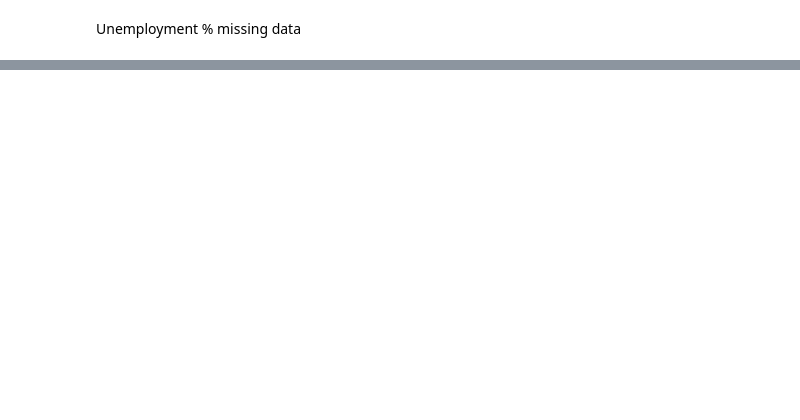
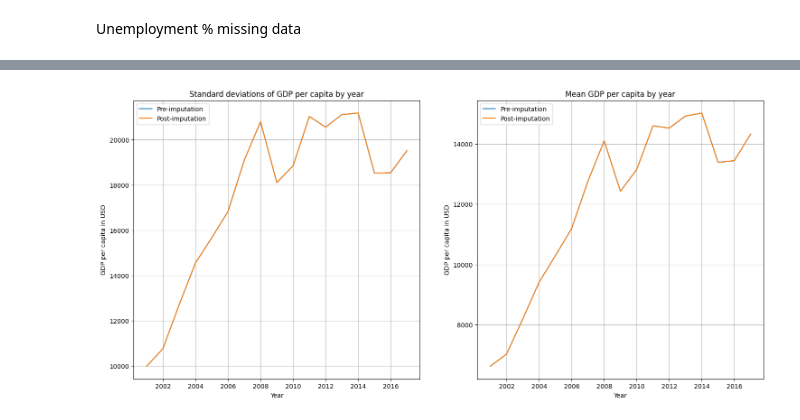
Before and after one commit to oliviareese/oliviareese.github.io, a Jupyter notebook: app.ipynb, the cells around one changed output, grey strips where cells are left out. Saved outputs shown, nothing was run; the diff lists cells and outputs as text; code cells hidden in the pictures; blank space fills up the shorter version.

```diff
--- a/app.ipynb
+++ b/app.ipynb
@@ -396,0 +390,11 @@ array(["Cote d'Ivoire", 'Sao Tome and Principe'], dtype=object)
+# %%
+# filling in missing population_density values in df for Côte d'Ivoire and Sao Tome & Principe
+for i, r in filtered_countries.iterrows():
+    # country is Côte d'Ivoire, update its corresponding row in dataframe
+    if r['Country Name'] == 'Côte d\'Ivoire':
+        cond = (df['country_name'] == 'Cote d\'Ivoire') & (df['year'] == r['Year'])
+        df.loc[cond, 'population_density'] = r['population_density']
+    # country is Sao Tome & Principe, update its corresponding row in dataframe
+    else:
+        cond = (df['country_name'] == 'Sao Tome and Principe') & (df['year'] == r['Year'])
+        df.loc[cond, 'population_density'] = r['population_density']
@@ -505,0 +510,32 @@ Zimbabwe 2009
+# %%
+def plot_imputation_effects(feature, feature_name, ylabel):
+    # computing the mean and standard deviation for the original dataframe
+    original_means = original_df.groupby('year')[feature].mean()
+    original_std = original_df.groupby('year')[feature].std()
+
+    # computing the mean and standard deviation for the post-imputation dataframe
+    post_imp_means = df.groupby('year')[feature].mean()
+    post_imp_std = df.groupby('year')[feature].std()
+
+    plt.figure(figsize=(18, 8))
+
+    # plot for standard deviations
+    plt.subplot(1, 2, 1)
+    plt.plot(original_std.index, original_std.values, label='Pre-imputation')
+    plt.plot(post_imp_std.index, post_imp_std.values, label='Post-imputation')
+    plt.xlabel('Year')
+    plt.ylabel(ylabel)
+    plt.title(f'Standard deviations of {feature_name} by year')
+    plt.grid(True)
+    plt.legend()
+
+    # plot for means
+    plt.subplot(1, 2, 2)
+    plt.plot(original_means.index, original_means.values, label='Pre-imputation')
+    plt.plot(post_imp_means.index, post_imp_means.values, label='Post-imputation')
+    plt.xlabel('Year')
+    plt.ylabel(ylabel)
+    plt.title(f'Mean {feature_name} by year')
+    plt.grid(True)
+    plt.legend()
+    plt.show()
@@ -505,0 +546,4 @@ Zimbabwe 2009
+# %%
+plot_imputation_effects('GDP_per_capita_USD', 'GDP per capita', 'GDP per capita in USD')
+# %% [output]
+[figure, added]
```
Also changed, not shown: parts of 77 cells of this notebook.
